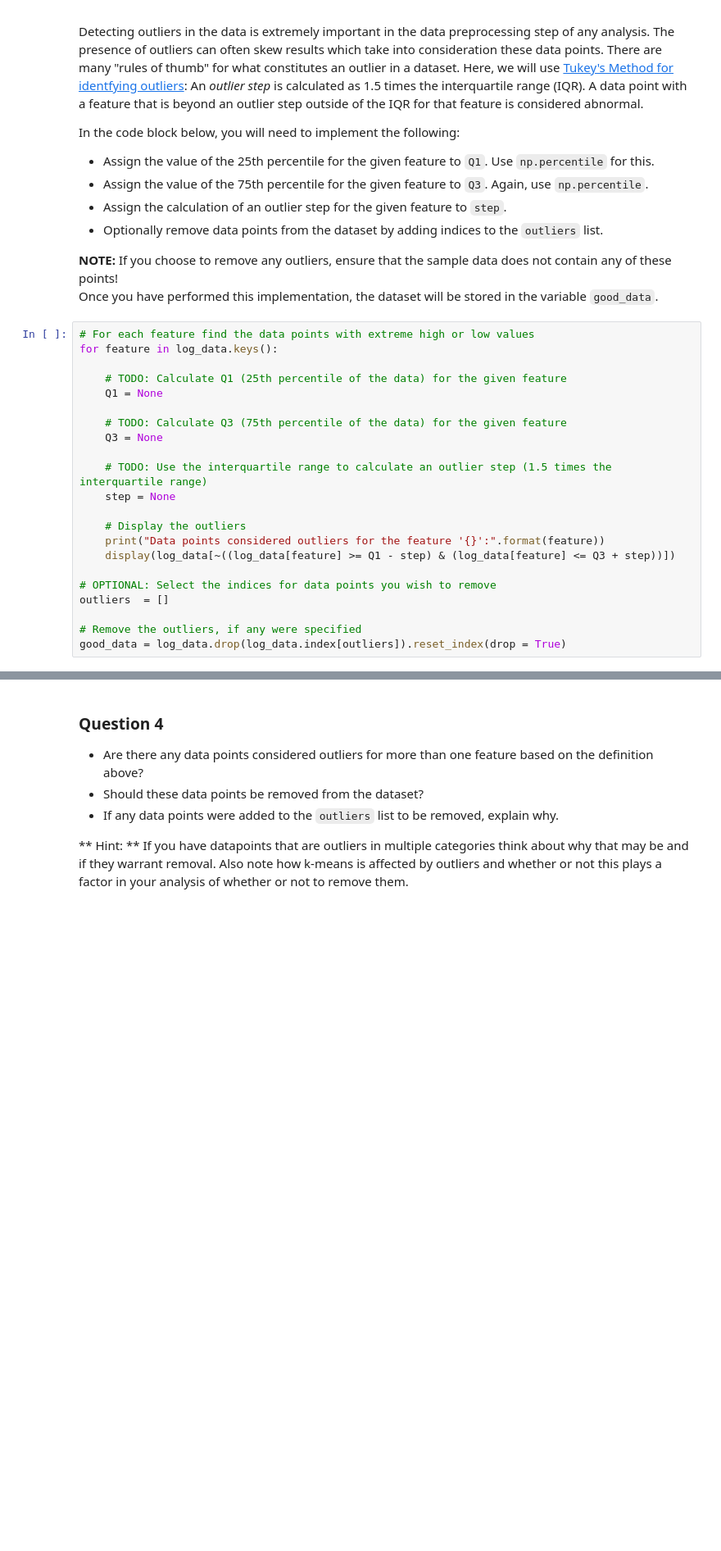
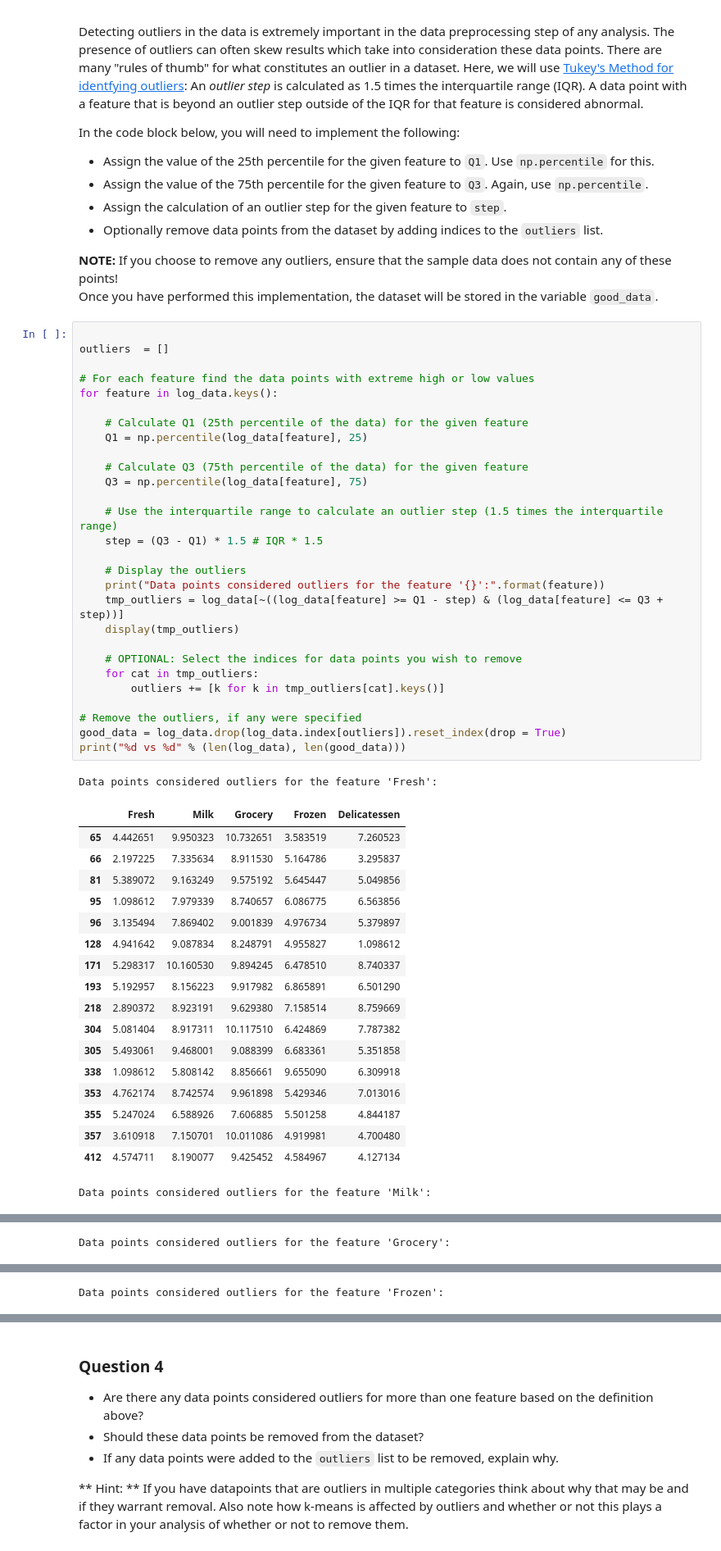
Before and after one commit to yanpozka/machine-learning, a Jupyter notebook: projects/customer_segments/customer_segments.ipynb, the cells around one changed output, grey strips where cells are left out. Shown: that part at 82% size. Cells and saved outputs as stored; diff of their text form; blank space fills up the shorter version.

```diff
--- a/projects/customer_segments/customer_segments.ipynb
+++ b/projects/customer_segments/customer_segments.ipynb
@@ -204,24 +229,50 @@ In the code block below, you will need to implement the following:
 **NOTE:** If you choose to remove any outliers, ensure that the sample data does not contain any of these points!
 Once you have performed this implementation, the dataset will be stored in the variable `good_data`.
 # %%
+
+outliers  = []
+
 # For each feature find the data points with extreme high or low values
 for feature in log_data.keys():
 
-    # TODO: Calculate Q1 (25th percentile of the data) for the given feature
-    Q1 = None
+    # Calculate Q1 (25th percentile of the data) for the given feature
+    Q1 = np.percentile(log_data[feature], 25)
 
-    # TODO: Calculate Q3 (75th percentile of the data) for the given feature
-    Q3 = None
+    # Calculate Q3 (75th percentile of the data) for the given feature
+    Q3 = np.percentile(log_data[feature], 75)
 
-    # TODO: Use the interquartile range to calculate an outlier step (1.5 times the interquartile range)
-    step = None
+    # Use the interquartile range to calculate an outlier step (1.5 times the interquartile range)
+    step = (Q3 - Q1) * 1.5 # IQR * 1.5
 
     # Display the outliers
     print("Data points considered outliers for the feature '{}':".format(feature))
-    display(log_data[~((log_data[feature] >= Q1 - step) & (log_data[feature] <= Q3 + step))])
+    tmp_outliers = log_data[~((log_data[feature] >= Q1 - step) & (log_data[feature] <= Q3 + step))]
+    display(tmp_outliers)
 
-# OPTIONAL: Select the indices for data points you wish to remove
-outliers  = []
+    # OPTIONAL: Select the indices for data points you wish to remove
+    for cat in tmp_outliers:
+        outliers += [k for k in tmp_outliers[cat].keys()]
 
 # Remove the outliers, if any were specified
 good_data = log_data.drop(log_data.index[outliers]).reset_index(drop = True)
+print("%d vs %d" % (len(log_data), len(good_data)))
+# %% [output]
+Data points considered outliers for the feature 'Fresh':
+|  | Fresh | Milk | Grocery | Frozen | Delicatessen |
+| 65 | 4.442651 | 9.950323 | 10.732651 | 3.583519 | 7.260523 |
+| 66 | 2.197225 | 7.335634 | 8.911530 | 5.164786 | 3.295837 |
+| 81 | 5.389072 | 9.163249 | 9.575192 | 5.645447 | 5.049856 |
+| 95 | 1.098612 | 7.979339 | 8.740657 | 6.086775 | 6.563856 |
+| 96 | 3.135494 | 7.869402 | 9.001839 | 4.976734 | 5.379897 |
+| 128 | 4.941642 | 9.087834 | 8.248791 | 4.955827 | 1.098612 |
+| 171 | 5.298317 | 10.160530 | 9.894245 | 6.478510 | 8.740337 |
+| 193 | 5.192957 | 8.156223 | 9.917982 | 6.865891 | 6.501290 |
+| 218 | 2.890372 | 8.923191 | 9.629380 | 7.158514 | 8.759669 |
+| 304 | 5.081404 | 8.917311 | 10.117510 | 6.424869 | 7.787382 |
+| 305 | 5.493061 | 9.468001 | 9.088399 | 6.683361 | 5.351858 |
+| 338 | 1.098612 | 5.808142 | 8.856661 | 9.655090 | 6.309918 |
+| 353 | 4.762174 | 8.742574 | 9.961898 | 5.429346 | 7.013016 |
+| 355 | 5.247024 | 6.588926 | 7.606885 | 5.501258 | 4.844187 |
+| 357 | 3.610918 | 7.150701 | 10.011086 | 4.919981 | 4.700480 |
+| 412 | 4.574711 | 8.190077 | 9.425452 | 4.584967 | 4.127134 |
+Data points considered outliers for the feature 'Milk':
@@ -227,0 +284 @@ good_data = log_data.drop(log_data.index[outliers]).reset_index(drop = True)
+Data points considered outliers for the feature 'Grocery':
@@ -227,0 +288 @@ good_data = log_data.drop(log_data.index[outliers]).reset_index(drop = True)
+Data points considered outliers for the feature 'Frozen':
```
Also changed, not shown: parts of 5 cells of this notebook.
